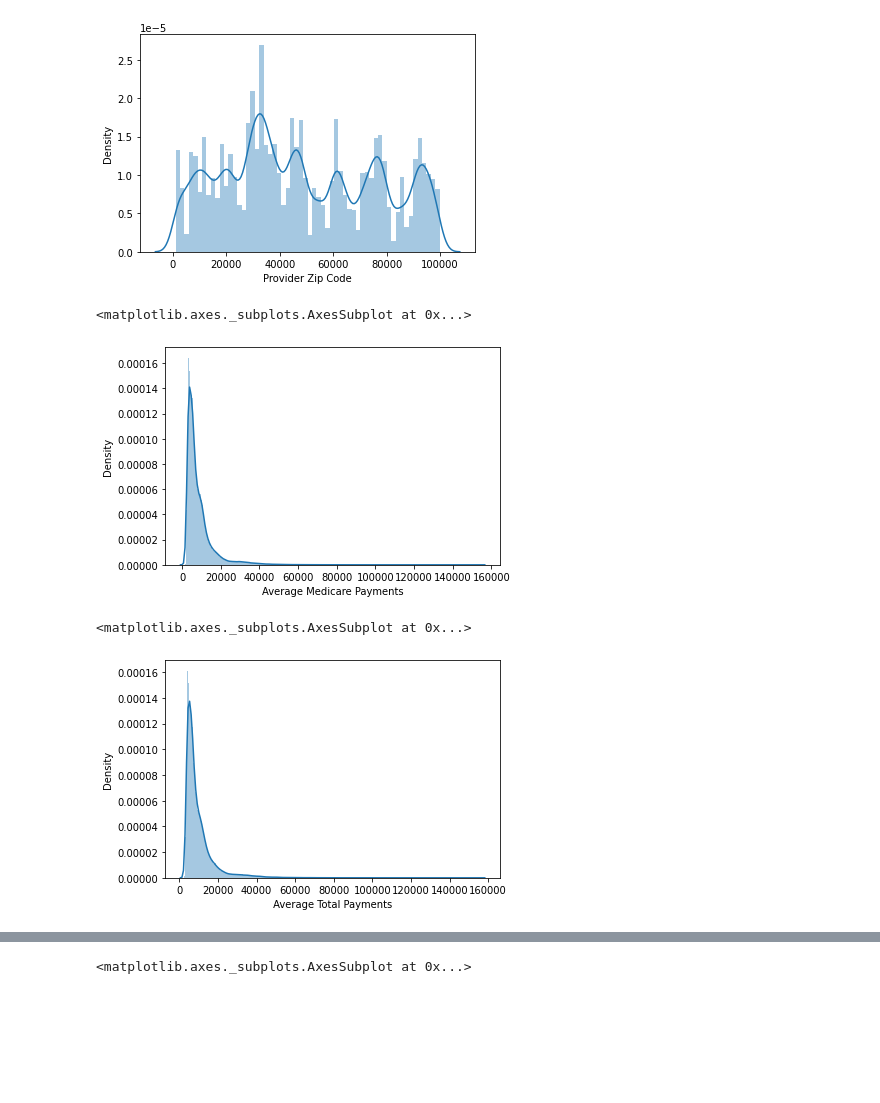
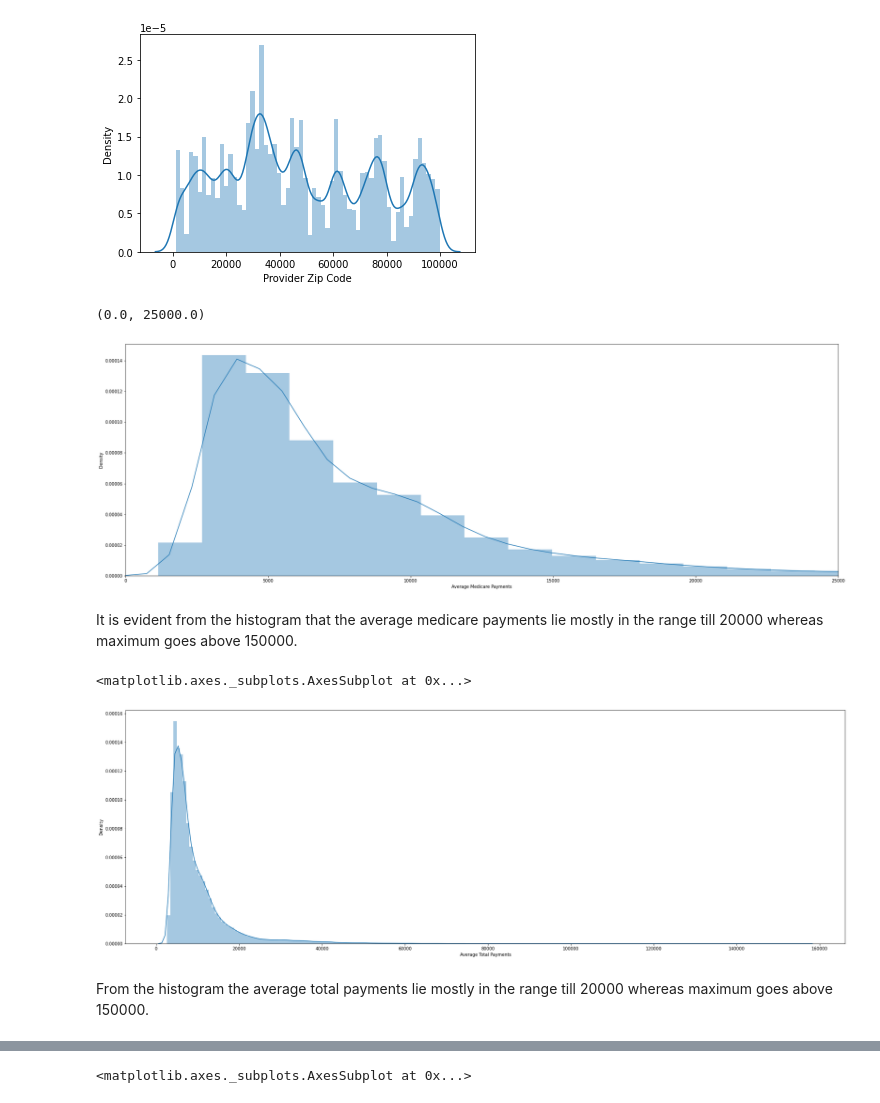
Before and after one commit to jahnavireddyn/Hospital-Charges-Dataset, a Jupyter notebook: Copy_of_Hospital_charges_eda.ipynb, the cells around one changed output, grey strips where cells are left out. Drawn from its saved outputs; the diff is of its cells as text; code cells hidden in the pictures; blank space fills up the shorter version.

```diff
--- a/Copy_of_Hospital_charges_eda.ipynb
+++ b/Copy_of_Hospital_charges_eda.ipynb
@@ -354,13 +410,21 @@ sns.distplot(data["Provider Zip Code"],bins = "auto")
 <matplotlib.axes._subplots.AxesSubplot at 0x...>
 [figure]
 # %%
-sns.distplot(data["Average Medicare Payments"],bins = "auto")
+plt.figure(figsize=(30,10))
+sns.distplot(data["Average Medicare Payments"],bins = 100)
+plt.xlim(0, 25000)
 # %% [output]
-<matplotlib.axes._subplots.AxesSubplot at 0x...>
+(0.0, 25000.0)
-[figure, old version]
+[figure, new version]
+# %% [markdown]
+It is evident from the histogram that the average medicare payments lie mostly in the range till 20000 whereas maximum goes above 150000.
 # %%
-sns.distplot(data[" Average Total Payments "],bins = "auto")
+plt.figure(figsize=(30,10))
+
+sns.distplot(data[" Average Total Payments "],bins = 200)
 # %% [output]
 <matplotlib.axes._subplots.AxesSubplot at 0x...>
-[figure, old version]
+[figure, new version]
+# %% [markdown]
+From the histogram the average total payments lie mostly in the range till 20000 whereas maximum goes above 150000.
 # %%
```
Also changed, not shown: parts of 26 cells of this notebook.
